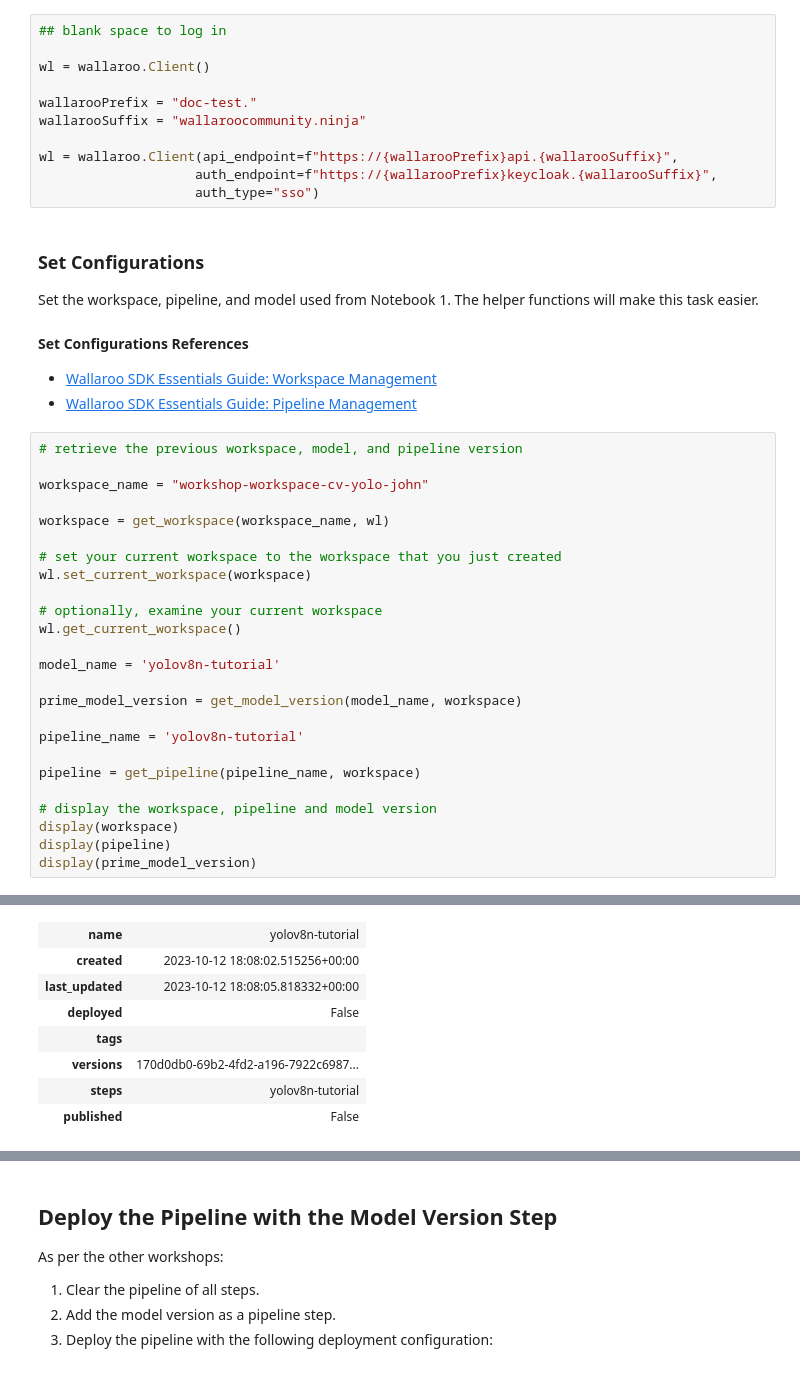
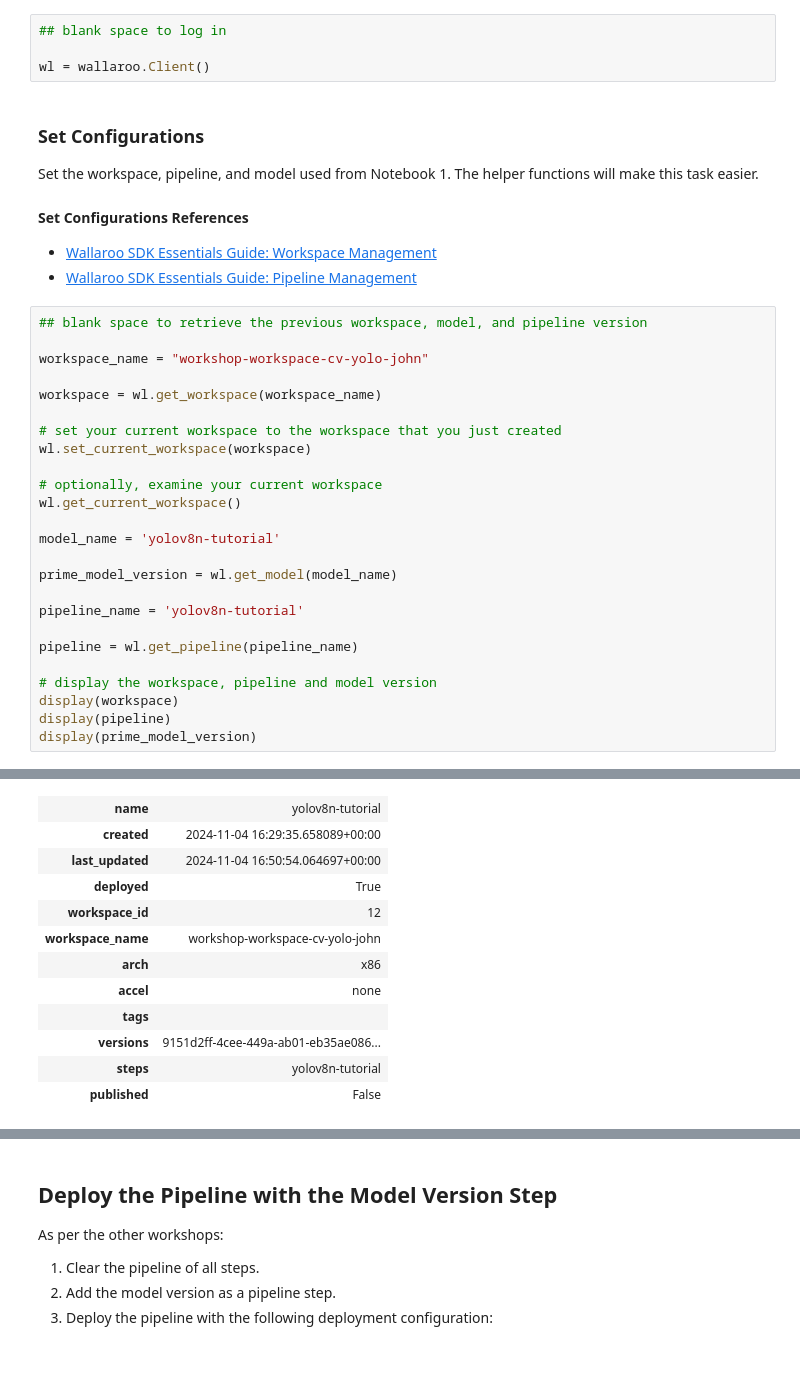
Before and after one commit to WallarooLabs/Workshops, a Jupyter notebook: Computer Vision/Yolov8/Notebooks-with-code/N2_publsh_pipeline_for_edge-with-code.ipynb, the cells around one changed output, grey strips where cells are left out. Drawn from its saved outputs; the diff is of its cells as text.

```diff
--- a/Computer Vision/Yolov8/Notebooks-with-code/N2_publsh_pipeline_for_edge-with-code.ipynb
+++ b/Computer Vision/Yolov8/Notebooks-with-code/N2_publsh_pipeline_for_edge-with-code.ipynb
@@ -99,13 +59,6 @@ If logging into the Wallaroo instance through the internal JupyterHub service, u
 ## blank space to log in
 
 wl = wallaroo.Client()
-
-wallarooPrefix = "doc-test."
-wallarooSuffix = "wallaroocommunity.ninja"
-
-wl = wallaroo.Client(api_endpoint=f"https://{wallarooPrefix}api.{wallarooSuffix}",
-                    auth_endpoint=f"https://{wallarooPrefix}keycloak.{wallarooSuffix}",
-                    auth_type="sso")
 # %% [markdown]
 ### Set Configurations
 
@@ -116,11 +69,11 @@ Set the workspace, pipeline, and model used from Notebook 1.  The helper functio
 * [Wallaroo SDK Essentials Guide: Workspace Management](https://docs.wallaroo.ai/wallaroo-developer-guides/wallaroo-sdk-guides/wallaroo-sdk-essentials-guide/wallaroo-sdk-essentials-workspace/)
 * [Wallaroo SDK Essentials Guide: Pipeline Management](https://docs.wallaroo.ai/wallaroo-developer-guides/wallaroo-sdk-guides/wallaroo-sdk-essentials-guide/wallaroo-sdk-essentials-pipelines/wallaroo-sdk-essentials-pipeline/)
 # %%
-# retrieve the previous workspace, model, and pipeline version
+## blank space to retrieve the previous workspace, model, and pipeline version
 
 workspace_name = "workshop-workspace-cv-yolo-john"
 
-workspace = get_workspace(workspace_name, wl)
+workspace = wl.get_workspace(workspace_name)
 
 # set your current workspace to the workspace that you just created
 wl.set_current_workspace(workspace)
@@ -130,11 +83,11 @@ wl.get_current_workspace()
 
 model_name = 'yolov8n-tutorial'
 
-prime_model_version = get_model_version(model_name, workspace)
+prime_model_version = wl.get_model(model_name)
 
 pipeline_name = 'yolov8n-tutorial'
 
-pipeline = get_pipeline(pipeline_name, workspace)
+pipeline = wl.get_pipeline(pipeline_name)
 
 # display the workspace, pipeline and model version
 display(workspace)
@@ -145,9 +98,13 @@ display(prime_model_version)
 | name | yolov8n-tutorial |
-| created | 2023-10-12 18:08:02.515256+00:00 |
-| last_updated | 2023-10-12 18:08:05.818332+00:00 |
-| deployed | False |
+| created | 2024-11-04 16:29:35.658089+00:00 |
+| last_updated | 2024-11-04 16:50:54.064697+00:00 |
+| deployed | True |
+| workspace_id | 12 |
+| workspace_name | workshop-workspace-cv-yolo-john |
+| arch | x86 |
+| accel | none |
 | tags |  |
-| versions | 170d0db0-69b2-4fd2-a196-7922c6987... |
+| versions | 9151d2ff-4cee-449a-ab01-eb35ae086... |
 | steps | yolov8n-tutorial |
 | published | False |
 | Name | yolov8n-tutorial |
```
Also changed, not shown: parts of 19 cells of this notebook, 3 other files.
